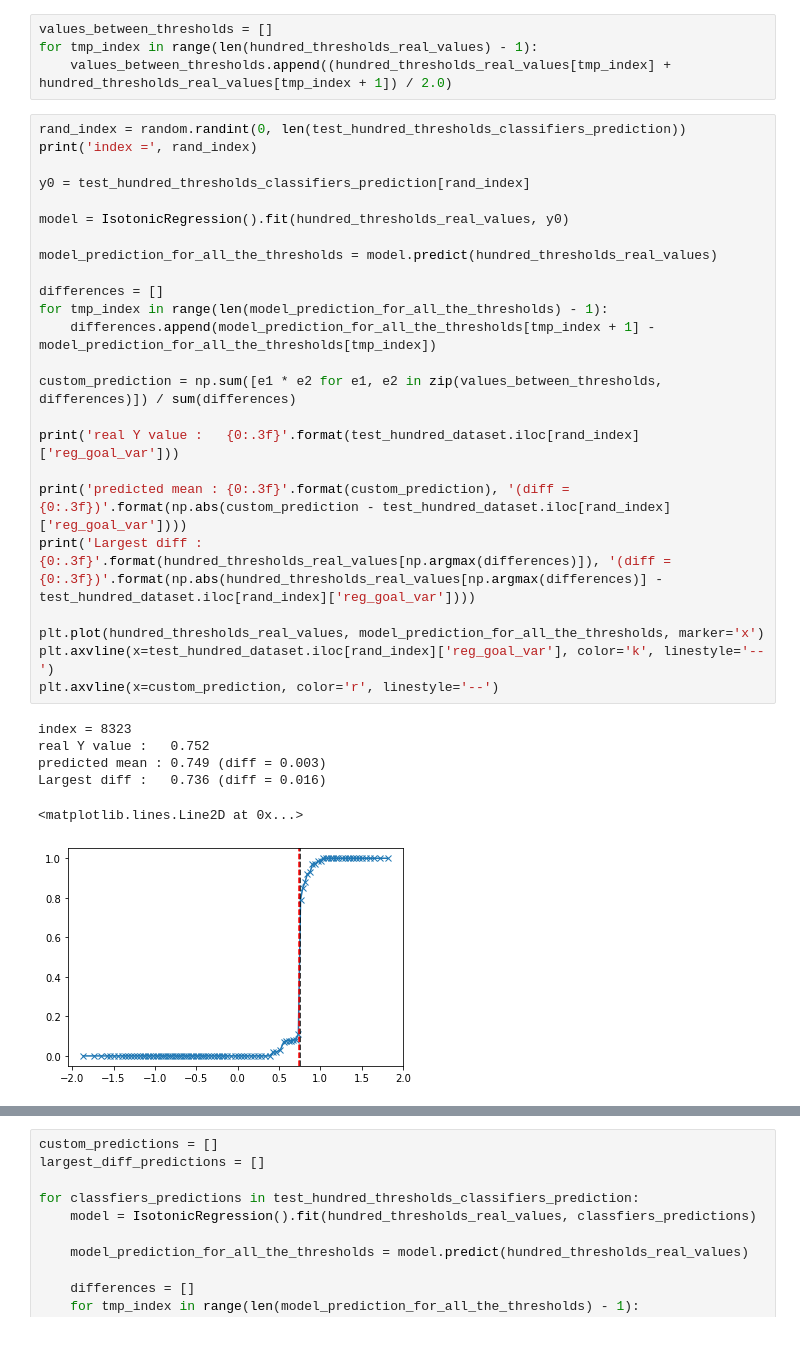
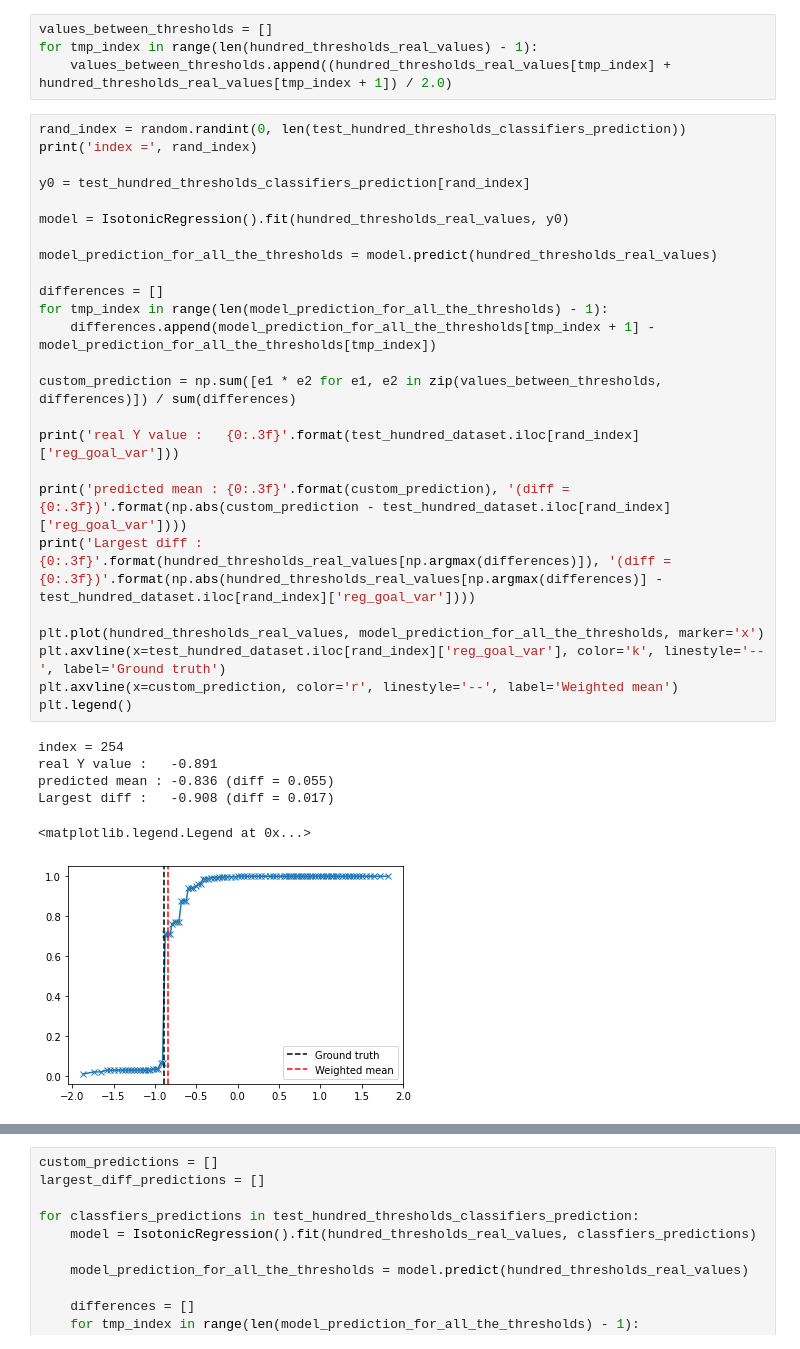
Before and after one commit to ColinTr/ClassificationForRegression, a Jupyter notebook: notebooks/Custom model.ipynb, the cells around one changed output, grey strips where cells are left out. Saved outputs shown, nothing was run; the diff lists cells and outputs as text.

```diff
--- a/notebooks/Custom model.ipynb
+++ b/notebooks/Custom model.ipynb
@@ -330,34 +338,35 @@ for tmp_index in range(len(hundred_thresholds_real_values) - 1):
 # %%
 rand_index = random.randint(0, len(test_hundred_thresholds_classifiers_prediction))
 print('index =', rand_index)
 
 y0 = test_hundred_thresholds_classifiers_prediction[rand_index]
 
 model = IsotonicRegression().fit(hundred_thresholds_real_values, y0)
 
 model_prediction_for_all_the_thresholds = model.predict(hundred_thresholds_real_values)
 
 differences = []
 for tmp_index in range(len(model_prediction_for_all_the_thresholds) - 1):
     differences.append(model_prediction_for_all_the_thresholds[tmp_index + 1] - model_prediction_for_all_the_thresholds[tmp_index])
 
 custom_prediction = np.sum([e1 * e2 for e1, e2 in zip(values_between_thresholds, differences)]) / sum(differences)
 
 print('real Y value :   {0:.3f}'.format(test_hundred_dataset.iloc[rand_index]['reg_goal_var']))
 
 print('predicted mean : {0:.3f}'.format(custom_prediction), '(diff = {0:.3f})'.format(np.abs(custom_prediction - test_hundred_dataset.iloc[rand_index]['reg_goal_var'])))
 print('Largest diff :   {0:.3f}'.format(hundred_thresholds_real_values[np.argmax(differences)]), '(diff = {0:.3f})'.format(np.abs(hundred_thresholds_real_values[np.argmax(differences)] - test_hundred_dataset.iloc[rand_index]['reg_goal_var'])))
 
 plt.plot(hundred_thresholds_real_values, model_prediction_for_all_the_thresholds, marker='x')
-plt.axvline(x=test_hundred_dataset.iloc[rand_index]['reg_goal_var'], color='k', linestyle='--')
-plt.axvline(x=custom_prediction, color='r', linestyle='--')
+plt.axvline(x=test_hundred_dataset.iloc[rand_index]['reg_goal_var'], color='k', linestyle='--', label='Ground truth')
+plt.axvline(x=custom_prediction, color='r', linestyle='--', label='Weighted mean')
+plt.legend()
 # %% [output]
-index = 8323
-real Y value :   0.752
-predicted mean : 0.749 (diff = 0.003)
-Largest diff :   0.736 (diff = 0.016)
+index = 254
+real Y value :   -0.891
+predicted mean : -0.836 (diff = 0.055)
+Largest diff :   -0.908 (diff = 0.017)
-<matplotlib.lines.Line2D at 0x...>
+<matplotlib.legend.Legend at 0x...>
-[figure, old version]
+[figure, new version]
 # %%
 fig, (axes) = plt.subplots(1, 1) #, figsize=(10, 10)
 axes.set_ylim([0, 1])
```
Also changed, not shown: parts of 14 cells of this notebook, 1 other file.
